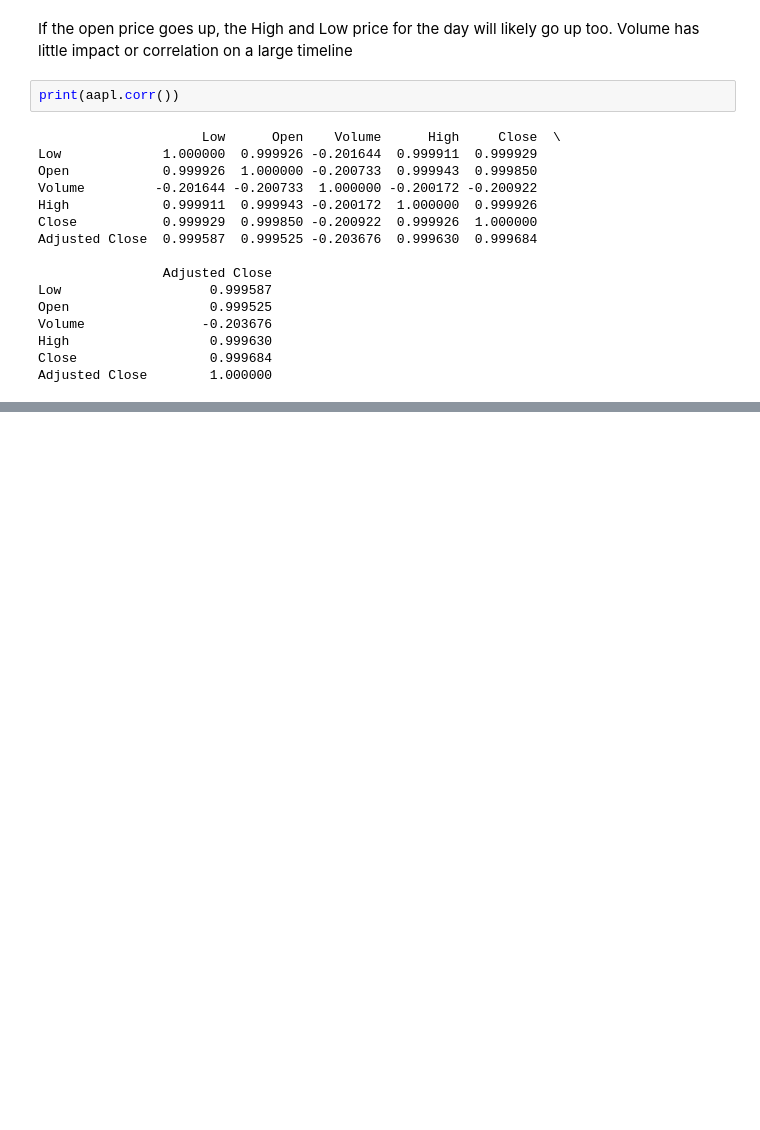
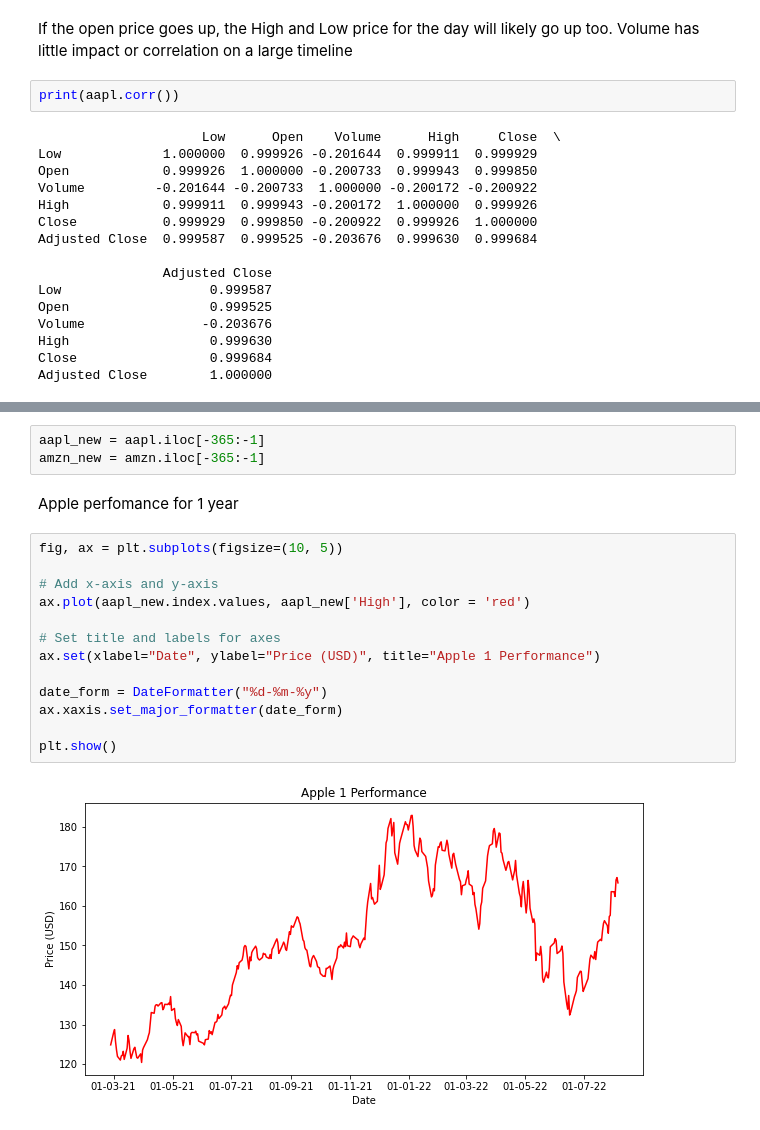
Before and after one commit to FarragoJerry/UCDA_DarraghHeery, a Jupyter notebook: UCDA_DarraghHeery.ipynb, the cells around one changed output, grey strips where cells are left out. Cells and saved outputs as stored; diff of their text form; blank space fills up the shorter version.

```diff
--- a/UCDA_DarraghHeery.ipynb
+++ b/UCDA_DarraghHeery.ipynb
@@ -130,0 +147,20 @@ Adjusted Close        1.000000
+# %%
+aapl_new = aapl.iloc[-365:-1]
+amzn_new = amzn.iloc[-365:-1]
+# %% [markdown]
+Apple perfomance for 1 year
+# %%
+fig, ax = plt.subplots(figsize=(10, 5))
+
+# Add x-axis and y-axis
+ax.plot(aapl_new.index.values, aapl_new['High'], color = 'red')
+
+# Set title and labels for axes
+ax.set(xlabel="Date", ylabel="Price (USD)", title="Apple 1 Performance")
+
+date_form = DateFormatter("%d-%m-%y")
+ax.xaxis.set_major_formatter(date_form)
+
+plt.show()
+# %% [output]
+[figure, added]
```
Also changed, not shown: parts of 18 cells of this notebook.
